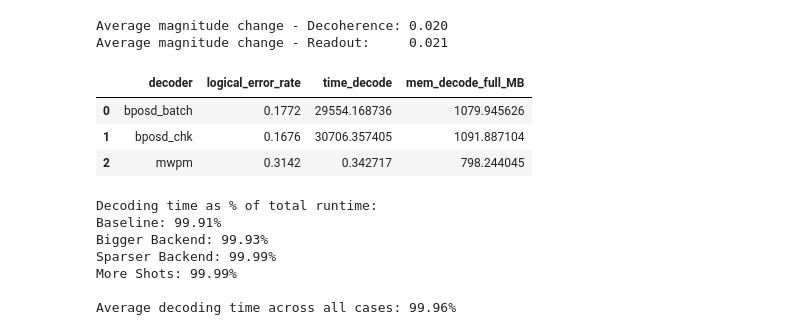
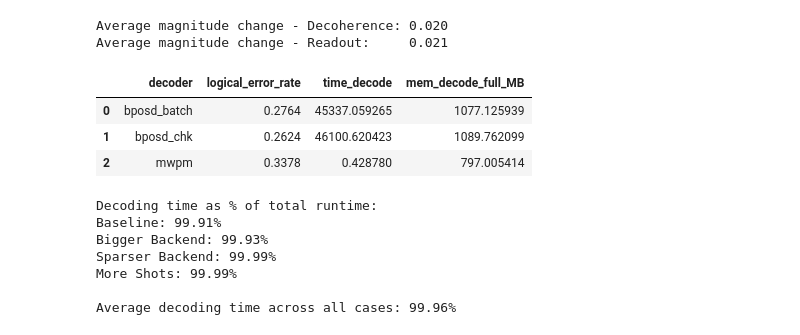
Before and after one commit to aswierkowska/ECCentric, a Jupyter notebook: utils/analyse.ipynb, the cells around one changed output. Saved outputs shown, nothing was run; the diff lists cells and outputs as text; code cells hidden in the pictures.

```diff
--- a/utils/analyse.ipynb
+++ b/utils/analyse.ipynb
@@ -119,32 +119,36 @@ Average magnitude change - Readout:     0.021
 # %%
 import pandas as pd
 
 df = pd.read_csv("../experiment_results/Decoder/results.csv")
 
-# Columns to average
+
 metrics = [
     "logical_error_rate",
     "time_decode",
     "mem_decode_full_MB",
 ]
 
-# Exclude Gross code (case-insensitive, robust)
+# Exclude Gross code (case-insensitive)
 df_filtered = df[~df["code"].str.lower().eq("gross")]
 
-# Group by decoder and compute averages
-decoder_averages = (
-    df_filtered
-    .groupby("decoder")[metrics]
-    .mean()
-    .reset_index()
-)
+# Separate by error_type
+decoder_averages_by_error_type = {}
+for err_type in ["modsi1000", "constant"]:
+    df_err = df_filtered[df_filtered["error_type"] == err_type]
+    decoder_averages_by_error_type[err_type] = (
+        df_err.groupby("decoder")[metrics]
+        .mean()
+        .reset_index()
+    )
 
-decoder_averages
+# Access results:
+#decoder_averages_by_error_type["modsi1000"]
+decoder_averages_by_error_type["constant"]
 # %% [output]
 |  | decoder | logical_error_rate | time_decode | mem_decode_full_MB |
-| 0 | bposd_batch | 0.1772 | 29554.168736 | 1079.945626 |
-| 1 | bposd_chk | 0.1676 | 30706.357405 | 1091.887104 |
-| 2 | mwpm | 0.3142 | 0.342717 | 798.244045 |
+| 0 | bposd_batch | 0.2764 | 45337.059265 | 1077.125939 |
+| 1 | bposd_chk | 0.2624 | 46100.620423 | 1089.762099 |
+| 2 | mwpm | 0.3378 | 0.428780 | 797.005414 |
 # %%
 import pandas as pd
 
```
Also changed, not shown: parts of 1 cell of this notebook, 10 other files.
